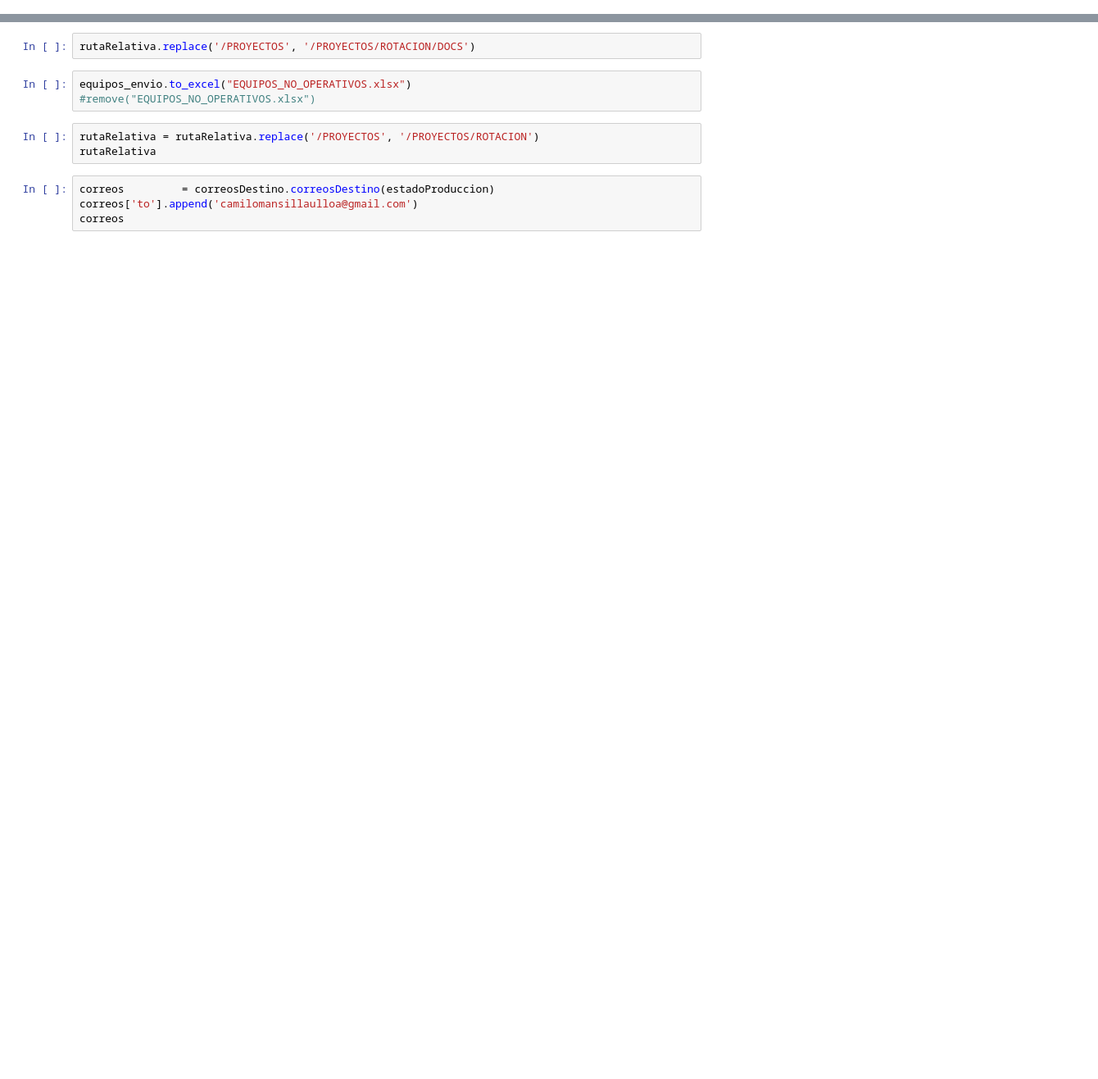
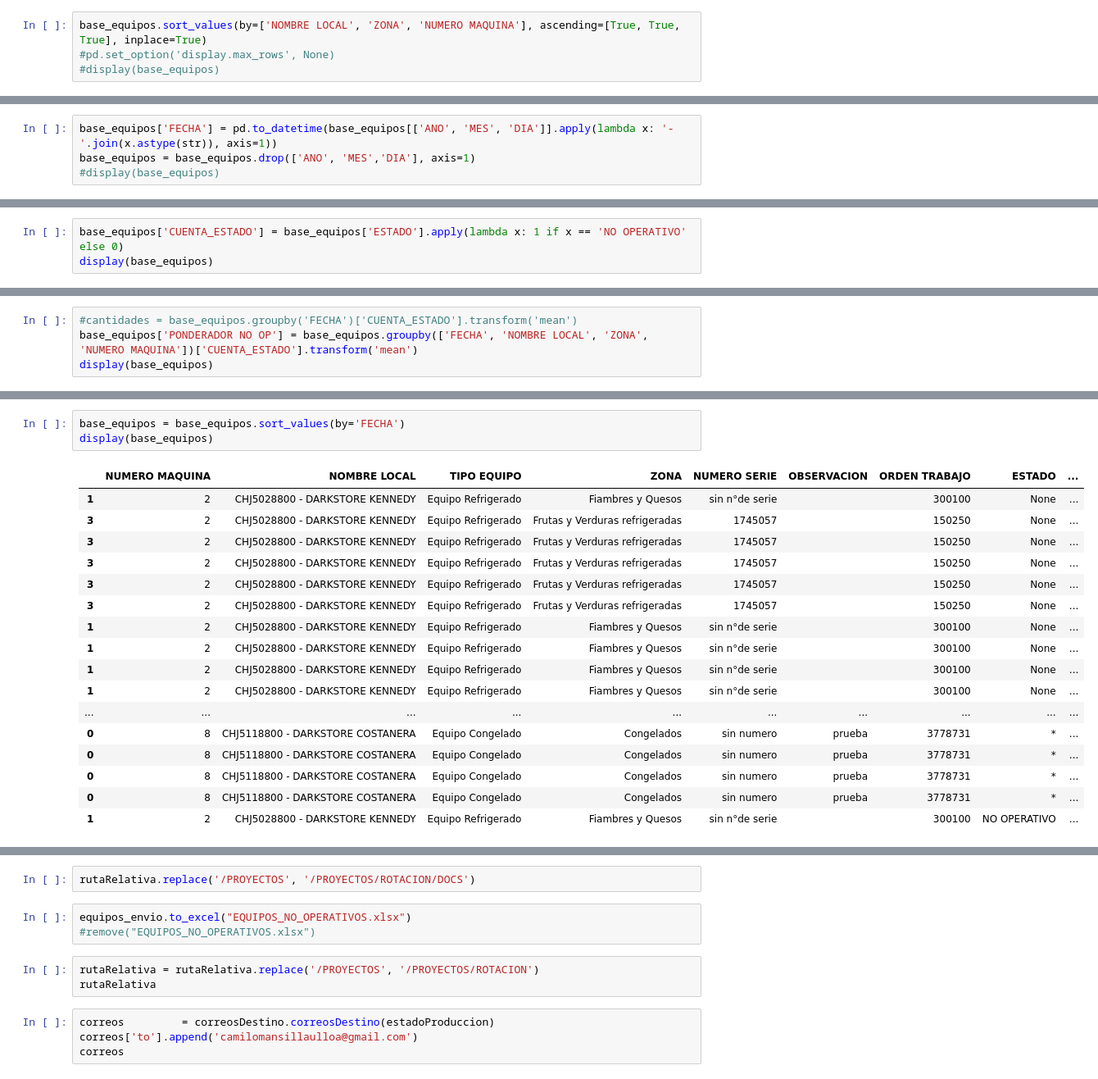
Before and after one commit to CENCOSUD-EFICIENCIA-AUTOMATIZACION/ROTACION, a Jupyter notebook: envioCorreo.ipynb, the cells around one changed output, grey strips where cells are left out. Shown: that part at 82% size. Drawn from its saved outputs; the diff is of its cells as text; blank space fills up the shorter version.

Commit message:
Se modificó como calcular los días no operativos

```diff
--- a/envioCorreo.ipynb
+++ b/envioCorreo.ipynb
@@ -25,0 +249,4 @@ display(equipos)
+# %%
+base_equipos.sort_values(by=['NOMBRE LOCAL', 'ZONA', 'NUMERO MAQUINA'], ascending=[True, True, True], inplace=True)
+#pd.set_option('display.max_rows', None)
+#display(base_equipos)
@@ -25,0 +276,4 @@ display(equipos)
+# %%
+base_equipos['FECHA'] = pd.to_datetime(base_equipos[['ANO', 'MES', 'DIA']].apply(lambda x: '-'.join(x.astype(str)), axis=1))
+base_equipos = base_equipos.drop(['ANO', 'MES','DIA'], axis=1)
+#display(base_equipos)
@@ -25,0 +282,3 @@ display(equipos)
+# %%
+base_equipos['CUENTA_ESTADO'] = base_equipos['ESTADO'].apply(lambda x: 1 if x == 'NO OPERATIVO' else 0)
+display(base_equipos)
@@ -25,0 +305,4 @@ display(equipos)
+# %%
+#cantidades = base_equipos.groupby('FECHA')['CUENTA_ESTADO'].transform('mean')
+base_equipos['PONDERADOR NO OP'] = base_equipos.groupby(['FECHA', 'NOMBRE LOCAL', 'ZONA', 'NUMERO MAQUINA'])['CUENTA_ESTADO'].transform('mean')
+display(base_equipos)
@@ -25,0 +327,21 @@ display(equipos)
+# %%
+base_equipos = base_equipos.sort_values(by='FECHA')
+display(base_equipos)
+# %% [output]
+|  | NUMERO MAQUINA | NOMBRE LOCAL | TIPO EQUIPO | ZONA | NUMERO SERIE | OBSERVACION | ORDEN TRABAJO | ESTADO | ... |
+| 1 | 2 | CHJ5028800 - DARKSTORE KENNEDY | Equipo Refrigerado | Fiambres y Quesos | sin n°de serie |  | 300100 | None | ... |
+| 3 | 2 | CHJ5028800 - DARKSTORE KENNEDY | Equipo Refrigerado | Frutas y Verduras refrigeradas | 1745057 |  | 150250 | None | ... |
+| 3 | 2 | CHJ5028800 - DARKSTORE KENNEDY | Equipo Refrigerado | Frutas y Verduras refrigeradas | 1745057 |  | 150250 | None | ... |
+| 3 | 2 | CHJ5028800 - DARKSTORE KENNEDY | Equipo Refrigerado | Frutas y Verduras refrigeradas | 1745057 |  | 150250 | None | ... |
+| 3 | 2 | CHJ5028800 - DARKSTORE KENNEDY | Equipo Refrigerado | Frutas y Verduras refrigeradas | 1745057 |  | 150250 | None | ... |
+| 3 | 2 | CHJ5028800 - DARKSTORE KENNEDY | Equipo Refrigerado | Frutas y Verduras refrigeradas | 1745057 |  | 150250 | None | ... |
+| 1 | 2 | CHJ5028800 - DARKSTORE KENNEDY | Equipo Refrigerado | Fiambres y Quesos | sin n°de serie |  | 300100 | None | ... |
+| 1 | 2 | CHJ5028800 - DARKSTORE KENNEDY | Equipo Refrigerado | Fiambres y Quesos | sin n°de serie |  | 300100 | None | ... |
+| 1 | 2 | CHJ5028800 - DARKSTORE KENNEDY | Equipo Refrigerado | Fiambres y Quesos | sin n°de serie |  | 300100 | None | ... |
+| 1 | 2 | CHJ5028800 - DARKSTORE KENNEDY | Equipo Refrigerado | Fiambres y Quesos | sin n°de serie |  | 300100 | None | ... |
+| ... | ... | ... | ... | ... | ... | ... | ... | ... | ... |
+| 0 | 8 | CHJ5118800 - DARKSTORE COSTANERA | Equipo Congelado | Congelados | sin numero | prueba | 3778731 | * | ... |
+| 0 | 8 | CHJ5118800 - DARKSTORE COSTANERA | Equipo Congelado | Congelados | sin numero | prueba | 3778731 | * | ... |
+| 0 | 8 | CHJ5118800 - DARKSTORE COSTANERA | Equipo Congelado | Congelados | sin numero | prueba | 3778731 | * | ... |
+| 0 | 8 | CHJ5118800 - DARKSTORE COSTANERA | Equipo Congelado | Congelados | sin numero | prueba | 3778731 | * | ... |
+| 1 | 2 | CHJ5028800 - DARKSTORE KENNEDY | Equipo Refrigerado | Fiambres y Quesos | sin n°de serie |  | 300100 | NO OPERATIVO | ... |
```
Also changed, not shown: parts of 70 cells of this notebook, 9 other files.
